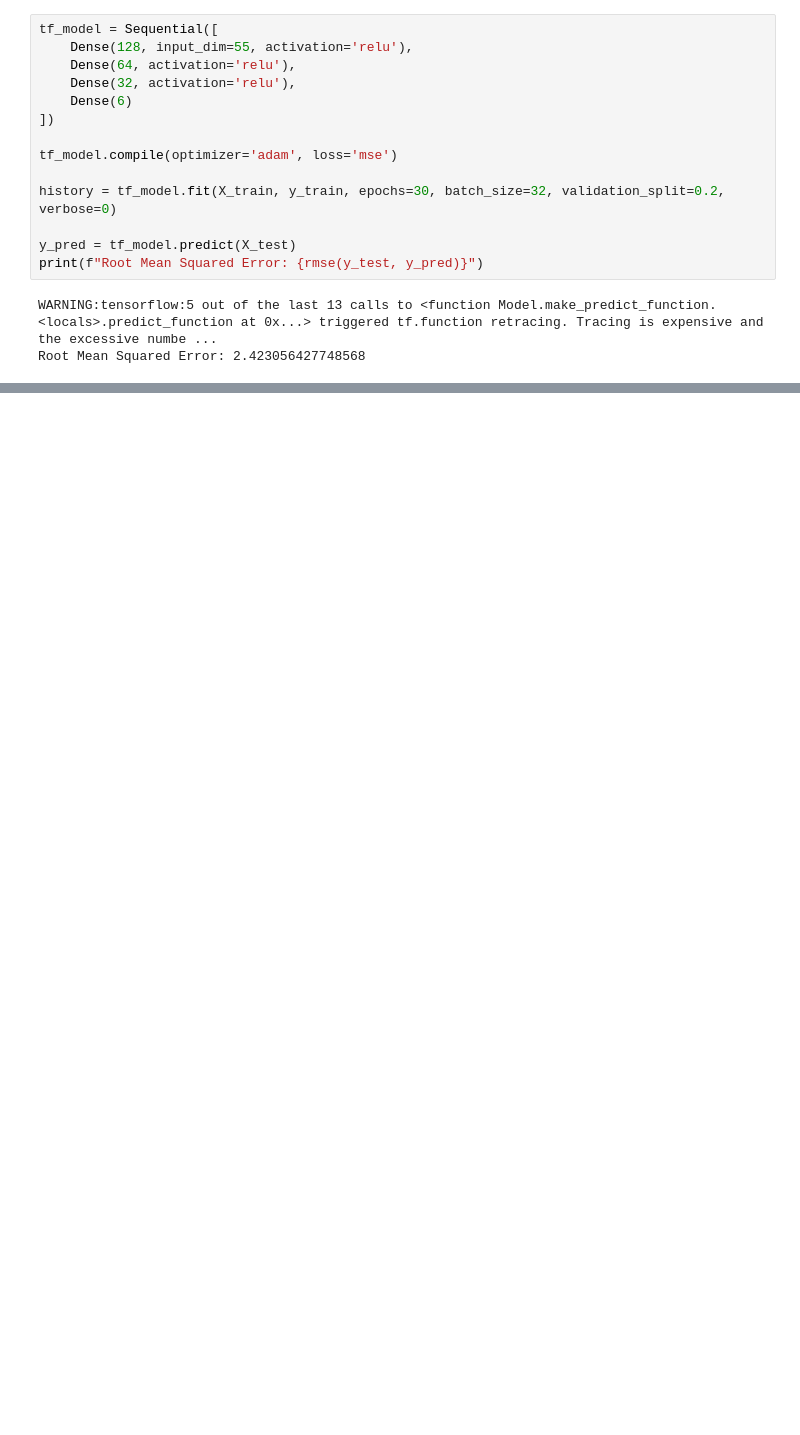
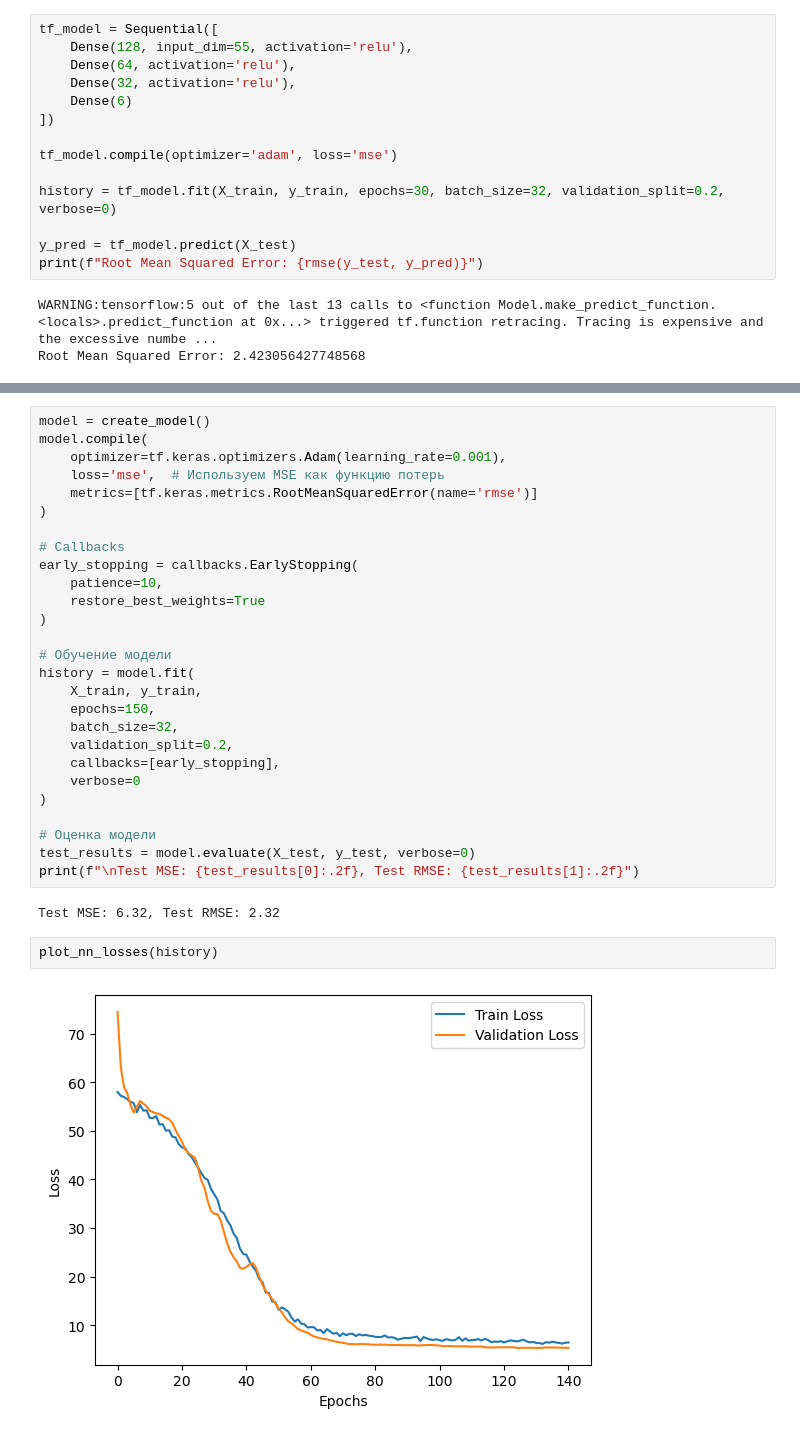
Before and after one commit to ExP98/Diploma_Holland, a Jupyter notebook: 2. Python/multitarget_regression.ipynb, the cells around one changed output, grey strips where cells are left out. Drawn from its saved outputs; the diff is of its cells as text; blank space fills up the shorter version.

```diff
--- a/2. Python/multitarget_regression.ipynb
+++ b/2. Python/multitarget_regression.ipynb
@@ -107,0 +142,33 @@ plt.show()
+# %%
+model = create_model()
+model.compile(
+    optimizer=tf.keras.optimizers.Adam(learning_rate=0.001),
+    loss='mse',  # Используем MSE как функцию потерь
+    metrics=[tf.keras.metrics.RootMeanSquaredError(name='rmse')]
+)
+
+# Callbacks
+early_stopping = callbacks.EarlyStopping(
+    patience=10,
+    restore_best_weights=True
+)
+
+# Обучение модели
+history = model.fit(
+    X_train, y_train,
+    epochs=150,
+    batch_size=32,
+    validation_split=0.2,
+    callbacks=[early_stopping],
+    verbose=0
+)
+
+# Оценка модели
+test_results = model.evaluate(X_test, y_test, verbose=0)
+print(f"\nTest MSE: {test_results[0]:.2f}, Test RMSE: {test_results[1]:.2f}")
+# %% [output]
+Test MSE: 6.32, Test RMSE: 2.32
+# %%
+plot_nn_losses(history)
+# %% [output]
+[figure, added]
```
Also changed, not shown: parts of 7 cells of this notebook.
